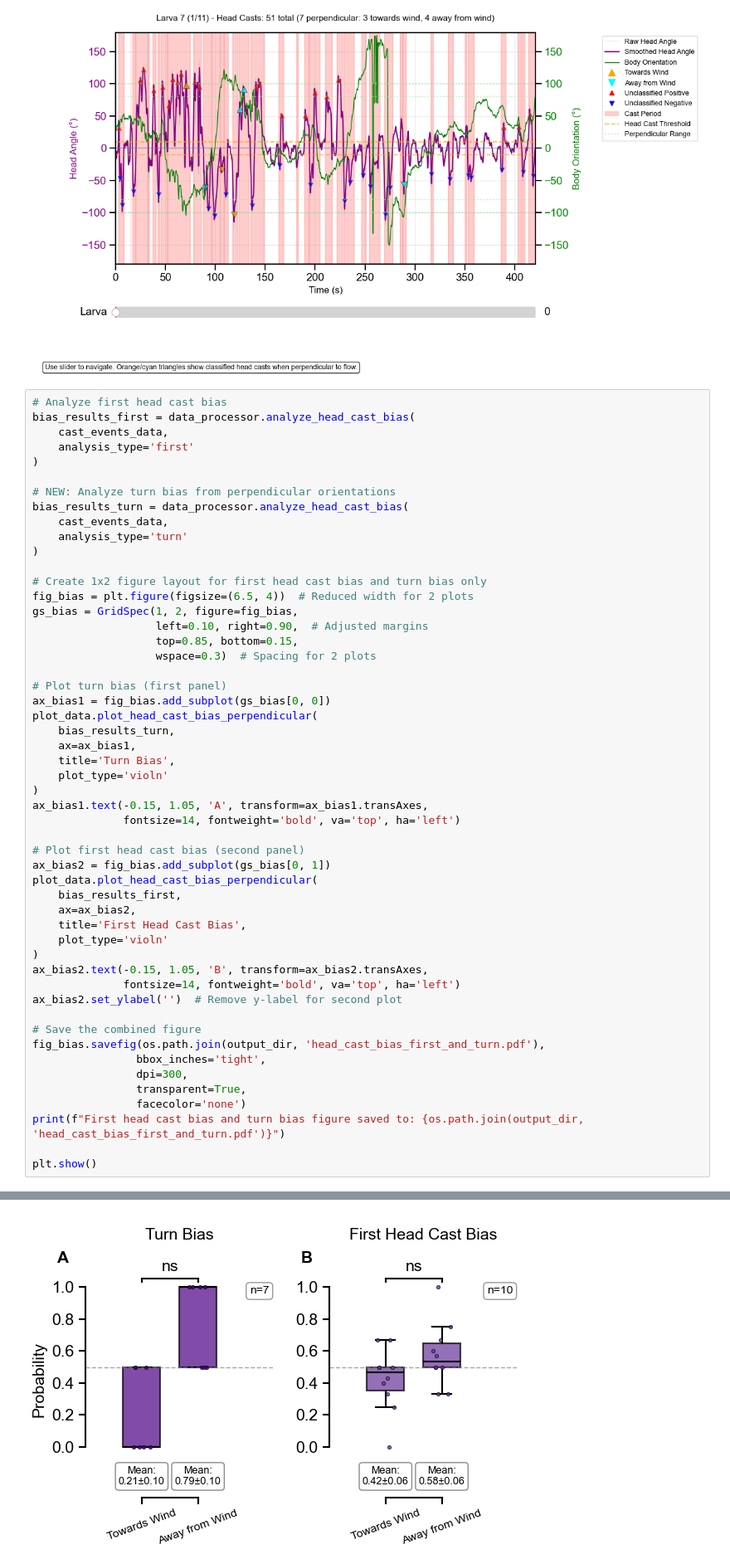
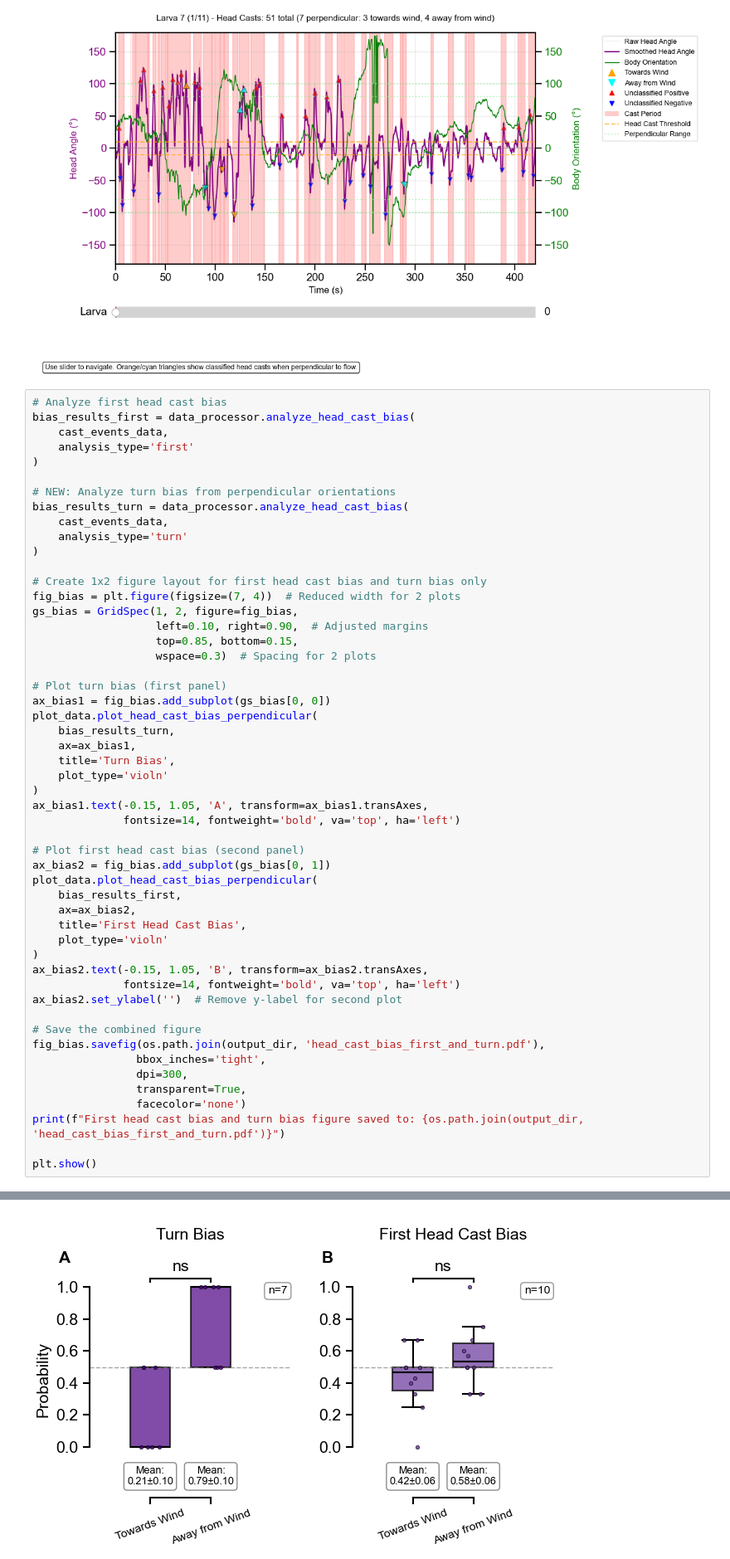
Before and after one commit to JovanicLab/anemotaxis, a Jupyter notebook: scripts/analyze_single_anemotaxis.ipynb, the cells around one changed output, grey strips where cells are left out. Shown at 83% size. Drawn from its saved outputs; the diff is of its cells as text.

```diff
--- a/scripts/analyze_single_anemotaxis.ipynb
+++ b/scripts/analyze_single_anemotaxis.ipynb
@@ -347,7 +347,7 @@ bias_results_turn = data_processor.analyze_head_cast_bias(
 )
 
 # Create 1x2 figure layout for first head cast bias and turn bias only
-fig_bias = plt.figure(figsize=(6.5, 4))  # Reduced width for 2 plots
+fig_bias = plt.figure(figsize=(7, 4))  # Reduced width for 2 plots
 gs_bias = GridSpec(1, 2, figure=fig_bias,
                    left=0.10, right=0.90,  # Adjusted margins
                    top=0.85, bottom=0.15,
@@ -376,34 +376,34 @@ ax_bias2.text(-0.15, 1.05, 'B', transform=ax_bias2.transAxes,
               fontsize=14, fontweight='bold', va='top', ha='left')
 ax_bias2.set_ylabel('')  # Remove y-label for second plot
 
 # Save the combined figure
 fig_bias.savefig(os.path.join(output_dir, 'head_cast_bias_first_and_turn.pdf'),
                 bbox_inches='tight',
                 dpi=300,
                 transparent=True,
                 facecolor='none')
 print(f"First head cast bias and turn bias figure saved to: {os.path.join(output_dir, 'head_cast_bias_first_and_turn.pdf')}")
 
 plt.show()
 # %% [output]
 🎯 First Head Cast Bias Analysis
 ============================================================
 Larva  7:  5 first perpendicular head casts ( 2 towards [40.0%],  3 away [60.0%])
 Larva 10:  8 first perpendicular head casts ( 2 towards [25.0%],  6 away [75.0%])
 Larva 14:  3 first perpendicular head casts ( 2 towards [66.7%],  1 away [33.3%])
 Larva 16:  7 first perpendicular head casts ( 3 towards [42.9%],  4 away [57.1%])
 Larva 17:  8 first perpendicular head casts ( 4 towards [50.0%],  4 away [50.0%])
 Larva 19: 10 first perpendicular head casts ( 5 towards [50.0%],  5 away [50.0%])
 Larva 21:  3 first perpendicular head casts ( 2 towards [66.7%],  1 away [33.3%])
 Larva 23:  4 first perpendicular head casts ( 2 towards [50.0%],  2 away [50.0%])
 Larva 713:  3 first perpendicular head casts ( 1 towards [33.3%],  2 away [66.7%])
 Larva 3378:  1 first perpendicular head casts ( 0 towards [0.0%],  1 away [100.0%])
 ... (31 lines left out)
 === MEDIANS AND QUARTILES ===
 Towards Wind - Median: 0.464, Q1: 0.350, Q3: 0.500
 Away from Wind - Median: 0.536, Q1: 0.500, Q3: 0.650
 First head cast bias and turn bias figure saved to: /Users/sharbat/Projects/anemotaxis/data/t7/W1118@20XUAS_CsChrimsom_mVenus/ch_95grad_2s1x420s0s#p_5gradient2_2s1x420s0s#n#n/20240719_144642/analyses/ ...
-[figure, old version]
+[figure, new version]
 # %%
 # Analyze head casts by cast start orientation - separated by turn success
 head_cast_orientation_results = data_processor.analyze_head_casts_by_orientation(
```
Also changed, not shown: parts of 6 cells of this notebook.
